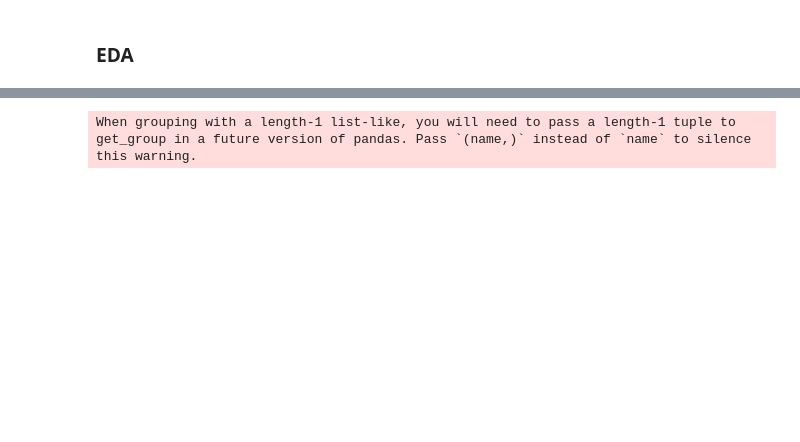
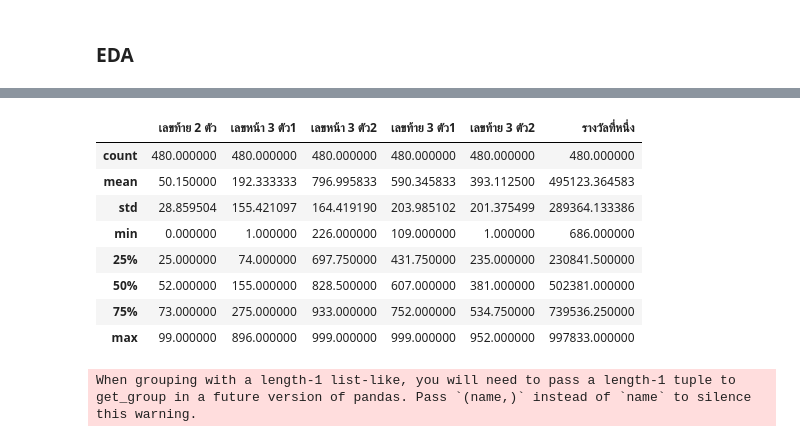
Before and after one commit to wutpppppppppppppppppp/code, a Jupyter notebook: lotto/lotto.ipynb, the cells around one changed output, grey strips where cells are left out. Saved outputs shown, nothing was run; the diff lists cells and outputs as text; code cells hidden in the pictures; blank space fills up the shorter version.

```diff
--- a/lotto/lotto.ipynb
+++ b/lotto/lotto.ipynb
@@ -128,3 +172,15 @@ for column in ['เลขท้าย 3 ตัว1', 'เลขท้าย 3
+# %%
+df.loc[:,['เลขท้าย 2 ตัว','เลขหน้า 3 ตัว1','เลขหน้า 3 ตัว2','เลขท้าย 3 ตัว1','เลขท้าย 3 ตัว2','รางวัลที่หนึ่ง']].astype('int32').describe()
+# %% [output]
+|  | เลขท้าย 2 ตัว | เลขหน้า 3 ตัว1 | เลขหน้า 3 ตัว2 | เลขท้าย 3 ตัว1 | เลขท้าย 3 ตัว2 | รางวัลที่หนึ่ง |
+| count | 480.000000 | 480.000000 | 480.000000 | 480.000000 | 480.000000 | 480.000000 |
+| mean | 50.150000 | 192.333333 | 796.995833 | 590.345833 | 393.112500 | 495123.364583 |
+| std | 28.859504 | 155.421097 | 164.419190 | 203.985102 | 201.375499 | 289364.133386 |
+| min | 0.000000 | 1.000000 | 226.000000 | 109.000000 | 1.000000 | 686.000000 |
+| 25% | 25.000000 | 74.000000 | 697.750000 | 431.750000 | 235.000000 | 230841.500000 |
+| 50% | 52.000000 | 155.000000 | 828.500000 | 607.000000 | 381.000000 | 502381.000000 |
+| 75% | 73.000000 | 275.000000 | 933.000000 | 752.000000 | 534.750000 | 739536.250000 |
+| max | 99.000000 | 896.000000 | 999.000000 | 999.000000 | 952.000000 | 997833.000000 |
 # %%
 value_counts = df['เลขท้าย 2 ตัว'].value_counts().sort_index()
 fig = px.bar(x=value_counts.index, y=value_counts.values, title = 'Frequency of เลขท้าย 2 ตัว')
```
Also changed, not shown: parts of 18 cells of this notebook, 3 other files.
